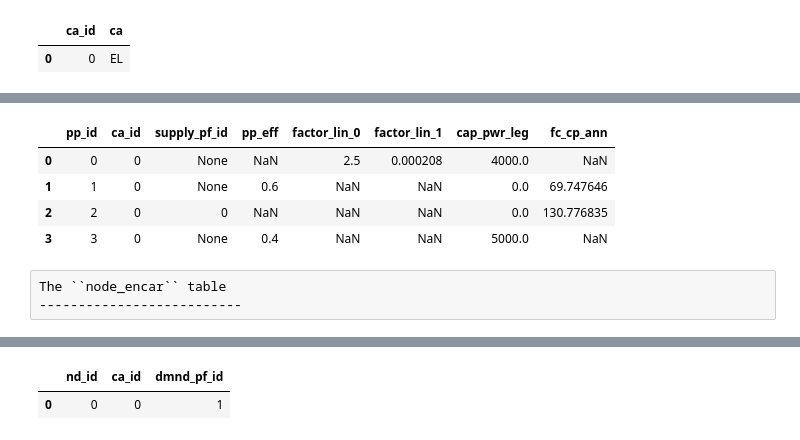
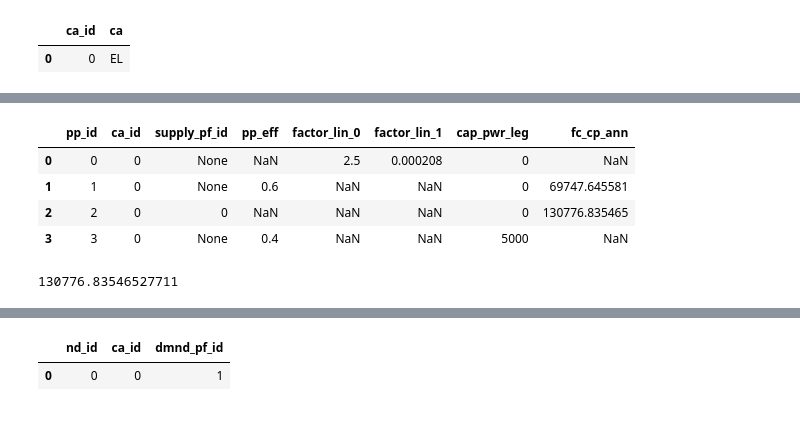
Before and after one commit to mcsoini/grimsel, a Jupyter notebook: notebooks/doc_introductory_example.ipynb, the cells around one changed output, grey strips where cells are left out. Cells and saved outputs as stored; diff of their text form; code cells hidden in the pictures.

```diff
--- a/notebooks/doc_introductory_example.ipynb
+++ b/notebooks/doc_introductory_example.ipynb
@@ -60,7 +55,7 @@ Every power plant in the broadest sense has fuel. This includes fuel-less renewa
 # %%
 df_def_fuel = pd.DataFrame({'fl_id': range(3),
-                            'fl': ['natural_gas', 'hard_coal', 'wind'],
-                            'co2_int': [0.20196, 0.34596, 0]})
+                            'fl': ['natural_gas', 'hard_coal', 'solar'],
+                            'co2_int': [0.20, 0.35, 0]})
 dict_fl = df_def_fuel.set_index('fl').fl_id.to_dict()
 display(df_def_fuel)
 # %% [output]
@@ -91,5 +86,5 @@ The ``def_pp_type`` table
 # %%
-df_def_pp_type = pd.DataFrame({'pt_id': range(3), 'pt': ['GAS_LIN', 'WIND', 'HCO_ELC']})
+df_def_pp_type = pd.DataFrame({'pt_id': range(3), 'pt': ['GAS_LIN', 'SOLAR', 'HCO_ELC']})
 dict_pt = df_def_pp_type.set_index('pt').pt_id.to_dict()
 display(df_def_pp_type)
 # %% [output]
@@ -103,16 +105,14 @@ The ``def_plant`` table
 # %%
-df_def_plant = pd.DataFrame({'pp': ['ND1_GAS_LIN', 'ND1_GAS_NEW', 'ND1_WIND', 'ND1_HCO_ELC'],
-                             'pt_id': ['GAS_LIN', 'GAS_LIN', 'WIND', 'HCO_ELC'],
+df_def_plant = pd.DataFrame({'pp': ['ND1_GAS_LIN', 'ND1_GAS_NEW', 'ND1_SOLAR', 'ND1_HCO_ELC'],
+                             'pp_id': range(4),
+                             'pt_id': ['GAS_LIN', 'GAS_LIN', 'SOLAR', 'HCO_ELC'],
                              'nd_id': ['Node1'] * 4,
-                             'fl_id': ['natural_gas', 'natural_gas', 'wind', 'hard_coal'],
+                             'fl_id': ['natural_gas', 'natural_gas', 'solar', 'hard_coal'],
                              'set_def_pr': [0, 0, 1, 0],
                              'set_def_pp': [1, 1, 0, 1],
                              'set_def_lin': [1, 0, 0, 0],
                              'set_def_add': [0, 1, 1, 0],
                             })
-df_def_plant.index.name = 'pp_id'
-df_def_plant = df_def_plant.reset_index()
-
 # translate columns to id using the previously defined def tables
 df_def_plant = df_def_plant.assign(pt_id=df_def_plant.pt_id.replace(dict_pt),
                                    nd_id=df_def_plant.nd_id.replace(dict_nd),
@@ -132,7 +144,7 @@ The ``def_profile`` table
 # %%
 df_def_profile = pd.DataFrame({'pf_id': range(2),
-                               'pf': ['SUPPLY_WIND', 'DMND_NODE1']})
+                               'pf': ['SUPPLY_SOLAR', 'DMND_NODE1']})
 dict_pf = df_def_profile.set_index('pf').pf_id.to_dict()
-df_def_profile
+display(df_def_profile)
 # %% [output]
 |  | pf_id | pf |
@@ -144,40 +162,41 @@ The ``plant_encar`` table
 # %%
 eff_gas_min = 0.4
 eff_gas_max = 0.6
 cap_gas = 4000.
 f0_gas = 1/eff_gas_min
 f1_gas = 1/cap_gas * (f0_gas - 1/eff_gas_max)
 
 
 dr, lt = 0.06, 20 # assumed discount rate 6% and life time
 fact_ann = ((1+dr)**lt * dr) / ((1+dr)**lt - 1)
 
-fc_cp_gas = 800
+fc_cp_gas = 800000  # assumed capital cost nenw gas plants (EUR/MW)
 fc_cp_gas_ann = fact_ann * fc_cp_gas
 
-fc_cp_wind = 1500 # assumed capital cost wind power
-fc_cp_wind_ann = fact_ann * fc_cp_wind
+fc_cp_solar = 1500000  # assumed capital cost solar power (EUR/MW)
+fc_cp_solar_ann = fact_ann * fc_cp_solar
 
-df_plant_encar = pd.DataFrame({'pp_id': ['ND1_GAS_LIN', 'ND1_GAS_NEW', 'ND1_WIND', 'ND1_HCO_ELC'],
+df_plant_encar = pd.DataFrame({'pp_id': ['ND1_GAS_LIN', 'ND1_GAS_NEW', 'ND1_SOLAR', 'ND1_HCO_ELC'],
                                'ca_id': ['EL'] * 4,
-                               'supply_pf_id': [None, None, 'SUPPLY_WIND', None],
+                               'supply_pf_id': [None, None, 'SUPPLY_SOLAR', None],
                                'pp_eff': [None, eff_gas_max, None, 0.4],
                                'factor_lin_0': [f0_gas, None, None, None],
                                'factor_lin_1': [f1_gas, None, None, None],
-                               'cap_pwr_leg': [cap_gas, 0, 0, 5000],
-                               'fc_cp_ann': [None, fc_cp_gas_ann, fc_cp_wind_ann, None],
+                               'cap_pwr_leg': [0, 0, 0, 5000],
+                               'fc_cp_ann': [None, fc_cp_gas_ann, fc_cp_solar_ann, None],
                               })
 
 df_plant_encar = df_plant_encar.assign(supply_pf_id=df_plant_encar.supply_pf_id.replace(dict_pf),
                                        pp_id=df_plant_encar.pp_id.replace(dict_pp),
                                        ca_id=df_plant_encar.ca_id.replace(dict_ca))
-df_plant_encar
+display(df_plant_encar)
 # %% [output]
 |  | pp_id | ca_id | supply_pf_id | pp_eff | factor_lin_0 | factor_lin_1 | cap_pwr_leg | fc_cp_ann |
-| 0 | 0 | 0 | None | NaN | 2.5 | 0.000208 | 4000.0 | NaN |
-| 1 | 1 | 0 | None | 0.6 | NaN | NaN | 0.0 | 69.747646 |
-| 2 | 2 | 0 | 0 | NaN | NaN | NaN | 0.0 | 130.776835 |
-| 3 | 3 | 0 | None | 0.4 | NaN | NaN | 5000.0 | NaN |
+| 0 | 0 | 0 | None | NaN | 2.5 | 0.000208 | 0 | NaN |
+| 1 | 1 | 0 | None | 0.6 | NaN | NaN | 0 | 69747.645581 |
+| 2 | 2 | 0 | 0 | NaN | NaN | NaN | 0 | 130776.835465 |
+| 3 | 3 | 0 | None | 0.4 | NaN | NaN | 5000 | NaN |
-# %% [raw]
-The ``node_encar`` table
---------------------------
+# %%
+fc_cp_solar_ann
+# %% [output]
+130776.83546527711
```
Also changed, not shown: parts of 65 cells of this notebook, 13 other files.
